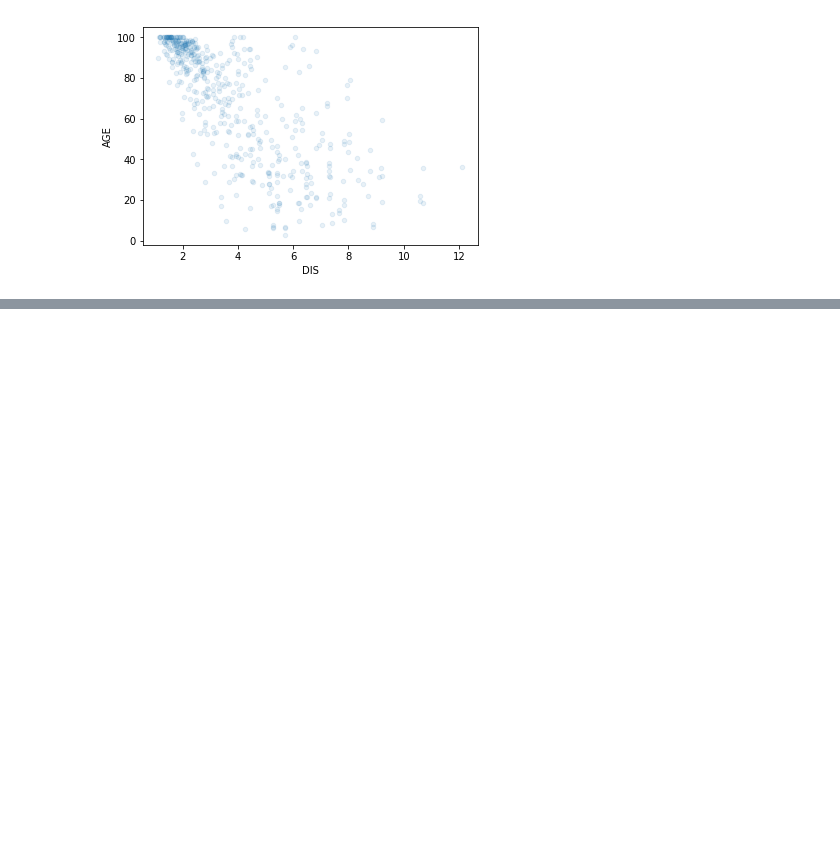
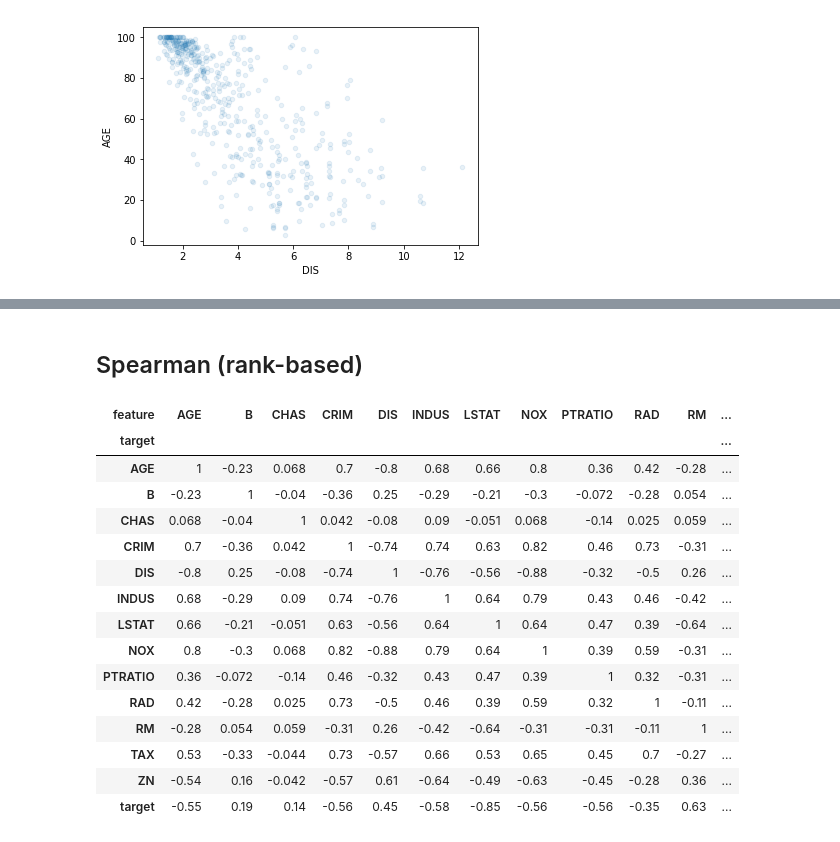
Before and after one commit to ianozsvald/beyond_correlation, a Jupyter notebook: example_boston_discover_feature_relationships.ipynb, the cells around one changed output, grey strips where cells are left out. Saved outputs shown, nothing was run; the diff lists cells and outputs as text; code cells hidden in the pictures; blank space fills up the shorter version.

```diff
--- a/example_boston_discover_feature_relationships.ipynb
+++ b/example_boston_discover_feature_relationships.ipynb
@@ -116,0 +146,25 @@ ax = df.plot(kind="scatter", x="DIS", y="AGE", alpha=0.1);
+# %% [markdown]
+## Spearman (rank-based)
+# %%
+df_results = discover.discover(df[cols], classifier_overrides, method='spearman')
+
+df_results.pivot(index='target', columns='feature', values='score').fillna(1) \
+.style.background_gradient(cmap="viridis", axis=1) \
+.set_precision(2)
+# %% [output]
+| feature | AGE | B | CHAS | CRIM | DIS | INDUS | LSTAT | NOX | PTRATIO | RAD | RM | ... |
+| target |  |  |  |  |  |  |  |  |  |  |  | ... |
+| AGE | 1 | -0.23 | 0.068 | 0.7 | -0.8 | 0.68 | 0.66 | 0.8 | 0.36 | 0.42 | -0.28 | ... |
+| B | -0.23 | 1 | -0.04 | -0.36 | 0.25 | -0.29 | -0.21 | -0.3 | -0.072 | -0.28 | 0.054 | ... |
+| CHAS | 0.068 | -0.04 | 1 | 0.042 | -0.08 | 0.09 | -0.051 | 0.068 | -0.14 | 0.025 | 0.059 | ... |
+| CRIM | 0.7 | -0.36 | 0.042 | 1 | -0.74 | 0.74 | 0.63 | 0.82 | 0.46 | 0.73 | -0.31 | ... |
+| DIS | -0.8 | 0.25 | -0.08 | -0.74 | 1 | -0.76 | -0.56 | -0.88 | -0.32 | -0.5 | 0.26 | ... |
+| INDUS | 0.68 | -0.29 | 0.09 | 0.74 | -0.76 | 1 | 0.64 | 0.79 | 0.43 | 0.46 | -0.42 | ... |
+| LSTAT | 0.66 | -0.21 | -0.051 | 0.63 | -0.56 | 0.64 | 1 | 0.64 | 0.47 | 0.39 | -0.64 | ... |
+| NOX | 0.8 | -0.3 | 0.068 | 0.82 | -0.88 | 0.79 | 0.64 | 1 | 0.39 | 0.59 | -0.31 | ... |
+| PTRATIO | 0.36 | -0.072 | -0.14 | 0.46 | -0.32 | 0.43 | 0.47 | 0.39 | 1 | 0.32 | -0.31 | ... |
+| RAD | 0.42 | -0.28 | 0.025 | 0.73 | -0.5 | 0.46 | 0.39 | 0.59 | 0.32 | 1 | -0.11 | ... |
+| RM | -0.28 | 0.054 | 0.059 | -0.31 | 0.26 | -0.42 | -0.64 | -0.31 | -0.31 | -0.11 | 1 | ... |
+| TAX | 0.53 | -0.33 | -0.044 | 0.73 | -0.57 | 0.66 | 0.53 | 0.65 | 0.45 | 0.7 | -0.27 | ... |
+| ZN | -0.54 | 0.16 | -0.042 | -0.57 | 0.61 | -0.64 | -0.49 | -0.63 | -0.45 | -0.28 | 0.36 | ... |
+| target | -0.55 | 0.19 | 0.14 | -0.56 | 0.45 | -0.58 | -0.85 | -0.56 | -0.56 | -0.35 | 0.63 | ... |
```
Also changed, not shown: parts of 6 cells of this notebook, 4 other files.
